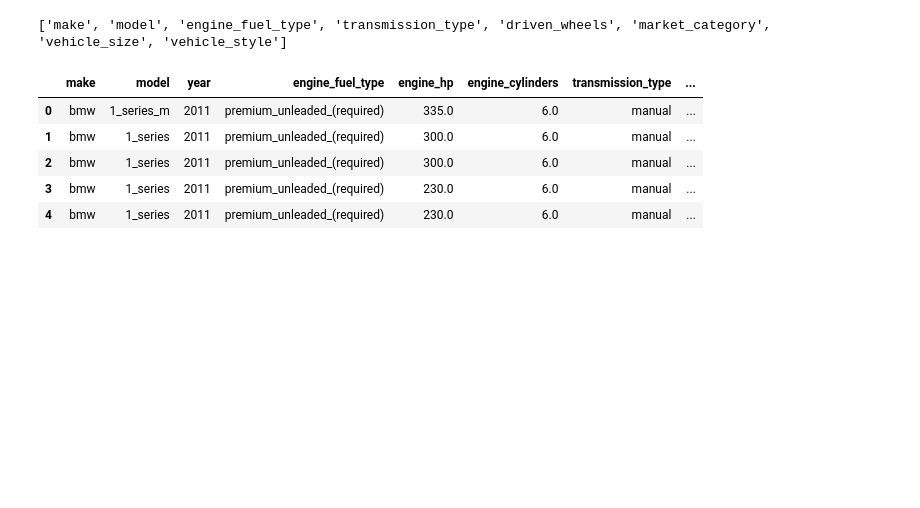
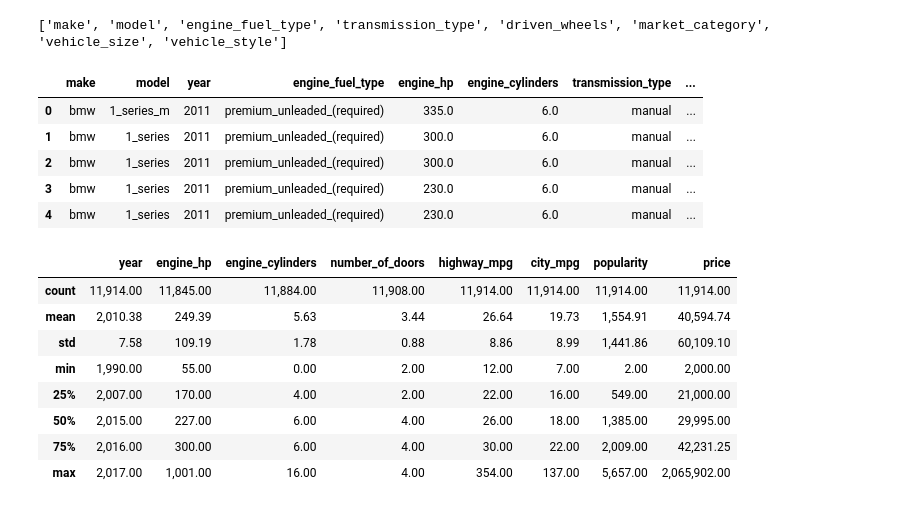
Before and after one commit to DareenMosa/Car-price-ML-project, a Jupyter notebook: code.ipynb, the cells around one changed output. Cells and saved outputs as stored; diff of their text form; code cells hidden in the pictures; blank space fills up the shorter version.

```diff
--- a/code.ipynb
+++ b/code.ipynb
@@ -102,3 +108,16 @@ df.head()
 | 2 | bmw | 1_series | 2011 | premium_unleaded_(required) | 300.0 | 6.0 | manual | ... |
 | 3 | bmw | 1_series | 2011 | premium_unleaded_(required) | 230.0 | 6.0 | manual | ... |
 | 4 | bmw | 1_series | 2011 | premium_unleaded_(required) | 230.0 | 6.0 | manual | ... |
+# %%
+pd.options.display.float_format = '{:,.2f}'.format
+df.describe()
+# %% [output]
+|  | year | engine_hp | engine_cylinders | number_of_doors | highway_mpg | city_mpg | popularity | price |
+| count | 11,914.00 | 11,845.00 | 11,884.00 | 11,908.00 | 11,914.00 | 11,914.00 | 11,914.00 | 11,914.00 |
+| mean | 2,010.38 | 249.39 | 5.63 | 3.44 | 26.64 | 19.73 | 1,554.91 | 40,594.74 |
+| std | 7.58 | 109.19 | 1.78 | 0.88 | 8.86 | 8.99 | 1,441.86 | 60,109.10 |
+| min | 1,990.00 | 55.00 | 0.00 | 2.00 | 12.00 | 7.00 | 2.00 | 2,000.00 |
+| 25% | 2,007.00 | 170.00 | 4.00 | 2.00 | 22.00 | 16.00 | 549.00 | 21,000.00 |
+| 50% | 2,015.00 | 227.00 | 6.00 | 4.00 | 26.00 | 18.00 | 1,385.00 | 29,995.00 |
+| 75% | 2,016.00 | 300.00 | 6.00 | 4.00 | 30.00 | 22.00 | 2,009.00 | 42,231.25 |
+| max | 2,017.00 | 1,001.00 | 16.00 | 4.00 | 354.00 | 137.00 | 5,657.00 | 2,065,902.00 |
```
Also changed, not shown: parts of 4 cells of this notebook.
